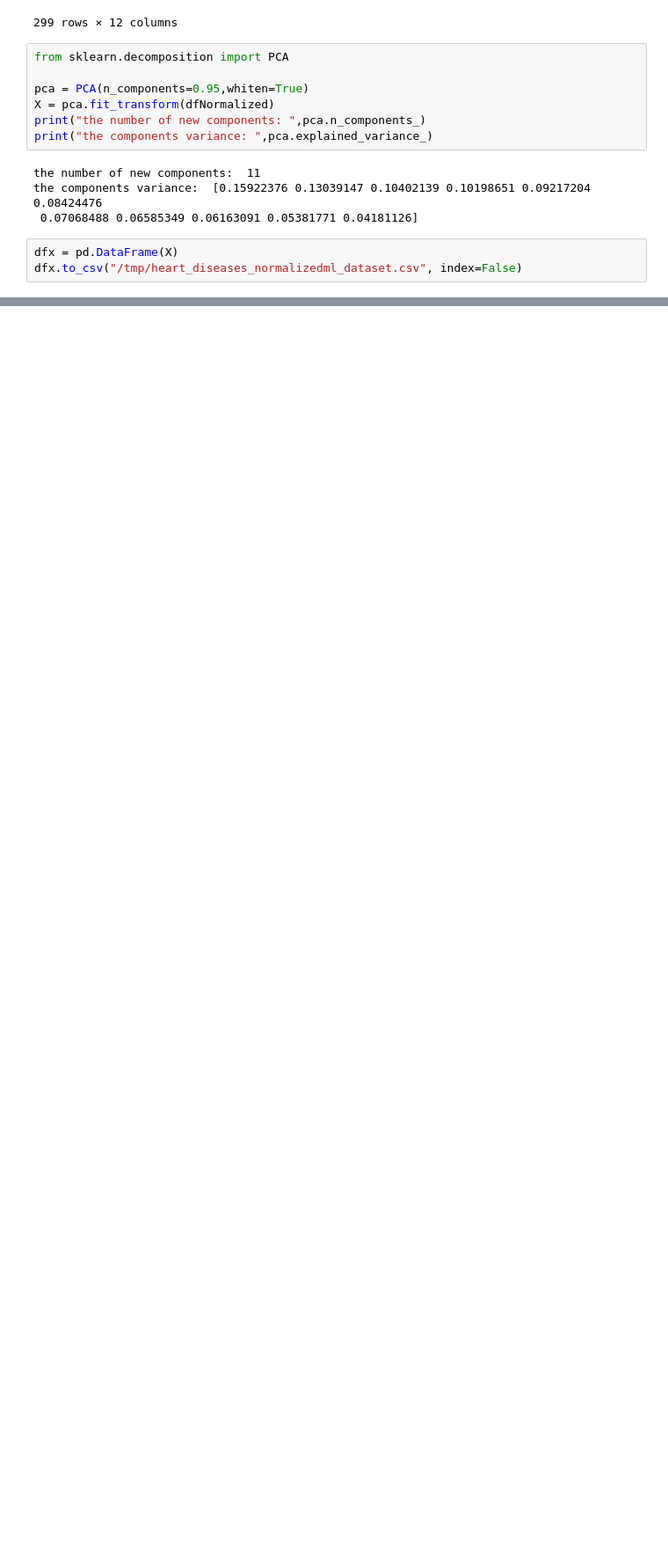
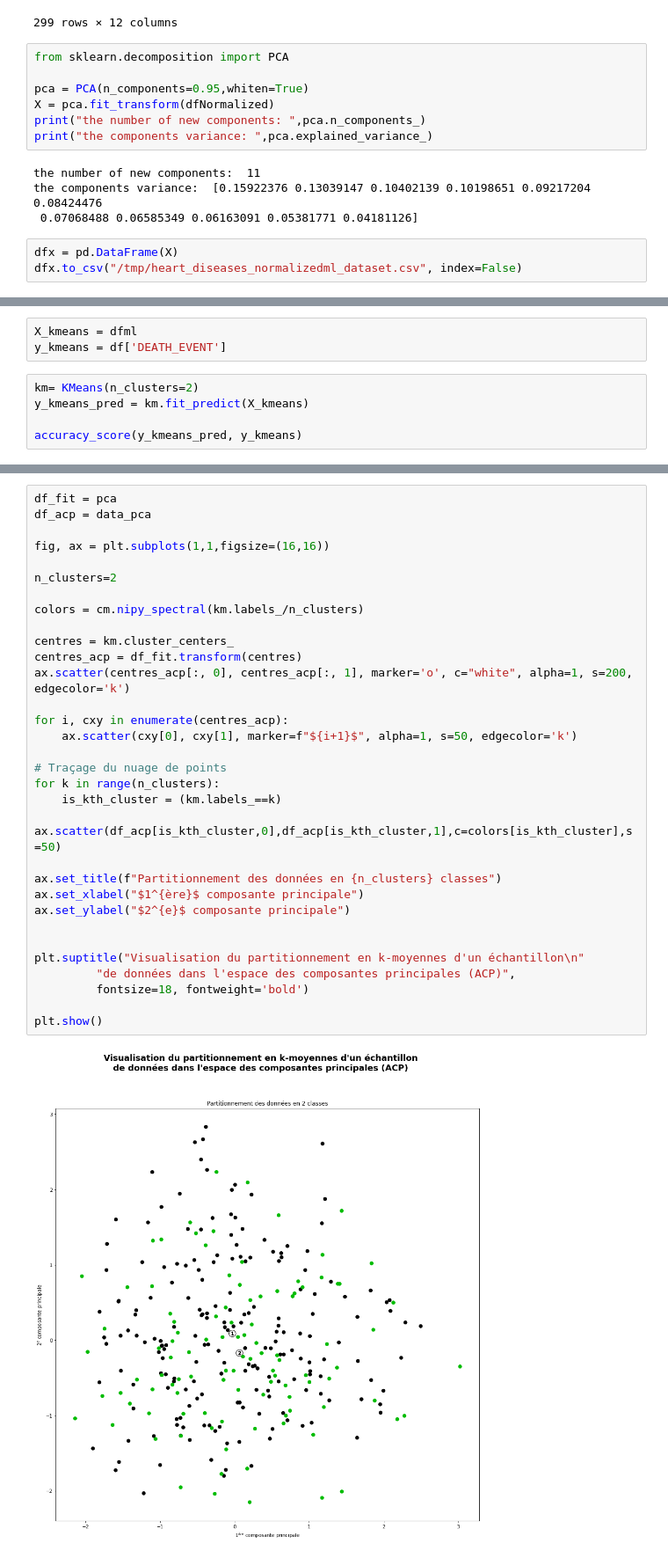
Before and after one commit to AndresUrregoAngel/BdeB_ml_project, a Jupyter notebook: exploration/DataAnalyst_AI.ipynb, the cells around one changed output, grey strips where cells are left out. Shown at 88% size. Saved outputs shown, nothing was run; the diff lists cells and outputs as text; blank space fills up the shorter version.

```diff
--- a/exploration/DataAnalyst_AI.ipynb
+++ b/exploration/DataAnalyst_AI.ipynb
@@ -148,0 +208,8 @@ dfml
+# %%
+X_kmeans = dfml
+y_kmeans = df['DEATH_EVENT']
+# %%
+km= KMeans(n_clusters=2)
+y_kmeans_pred = km.fit_predict(X_kmeans)
+
+accuracy_score(y_kmeans_pred, y_kmeans)
@@ -148,0 +218,34 @@ dfml
+# %%
+df_fit = pca
+df_acp = data_pca
+
+fig, ax = plt.subplots(1,1,figsize=(16,16))
+
+n_clusters=2
+
+colors = cm.nipy_spectral(km.labels_/n_clusters)
+
+centres = km.cluster_centers_
+centres_acp = df_fit.transform(centres)
+ax.scatter(centres_acp[:, 0], centres_acp[:, 1], marker='o', c="white", alpha=1, s=200, edgecolor='k')
+
+for i, cxy in enumerate(centres_acp):
+    ax.scatter(cxy[0], cxy[1], marker=f"${i+1}$", alpha=1, s=50, edgecolor='k')
+
+# Traçage du nuage de points
+for k in range(n_clusters):
+    is_kth_cluster = (km.labels_==k)
+    ax.scatter(df_acp[is_kth_cluster,0],df_acp[is_kth_cluster,1],c=colors[is_kth_cluster],s=50)
+
+ax.set_title(f"Partitionnement des données en {n_clusters} classes")
+ax.set_xlabel("$1^{ère}$ composante principale")
+ax.set_ylabel("$2^{e}$ composante principale")
+
+
+plt.suptitle("Visualisation du partitionnement en k-moyennes d'un échantillon\n"
+         "de données dans l'espace des composantes principales (ACP)",
+         fontsize=18, fontweight='bold')
+
+plt.show()
+# %% [output]
+[figure, added]
```
Also changed, not shown: parts of 26 cells of this notebook.
